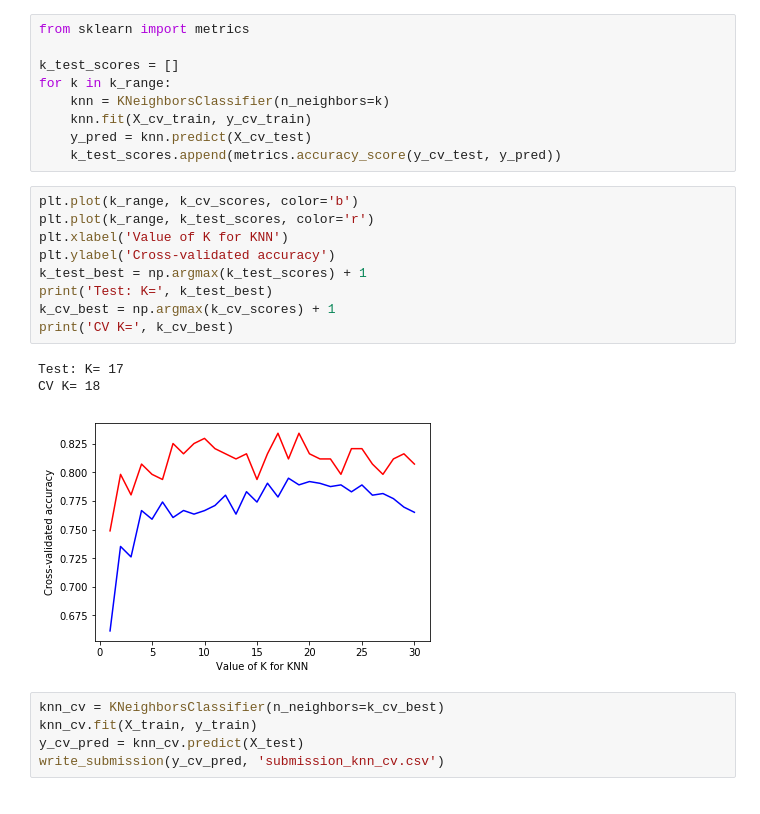
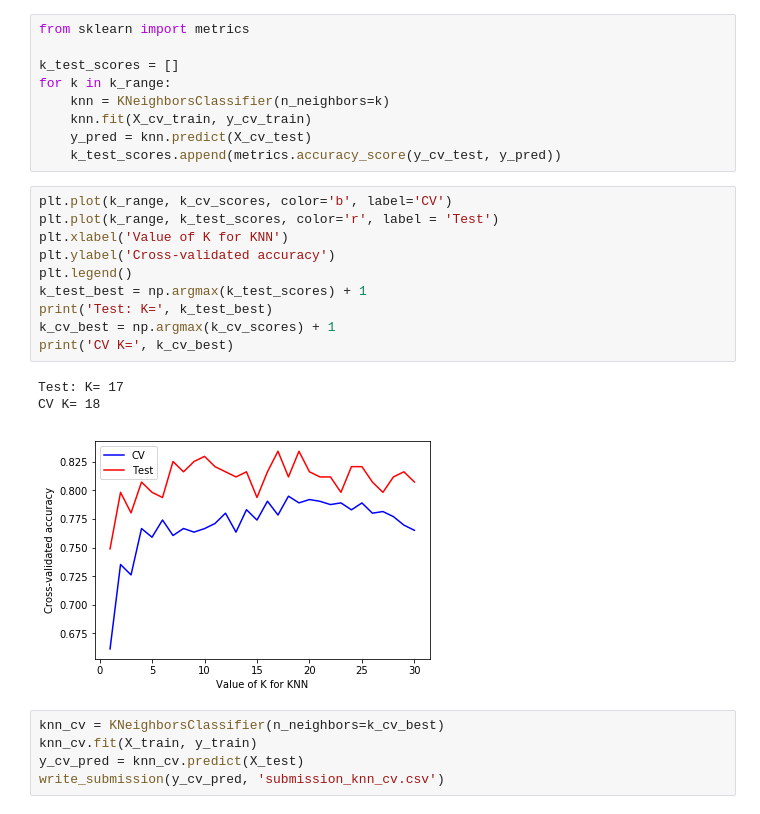
Before and after one commit to chirayukong/infsci2725-spring-2018, a Jupyter notebook: lecture-06/Titanic_Lab.ipynb, the cells around one changed output. Cells and saved outputs as stored; diff of their text form.

Commit message:
Added legend on CV vs Test plot.

```diff
--- a/lecture-06/Titanic_Lab.ipynb
+++ b/lecture-06/Titanic_Lab.ipynb
@@ -676,18 +676,19 @@ for k in k_range:
     y_pred = knn.predict(X_cv_test)
     k_test_scores.append(metrics.accuracy_score(y_cv_test, y_pred))
 # %%
-plt.plot(k_range, k_cv_scores, color='b')
-plt.plot(k_range, k_test_scores, color='r')
+plt.plot(k_range, k_cv_scores, color='b', label='CV')
+plt.plot(k_range, k_test_scores, color='r', label = 'Test')
 plt.xlabel('Value of K for KNN')
 plt.ylabel('Cross-validated accuracy')
+plt.legend()
 k_test_best = np.argmax(k_test_scores) + 1
 print('Test: K=', k_test_best)
 k_cv_best = np.argmax(k_cv_scores) + 1
 print('CV K=', k_cv_best)
 # %% [output]
 Test: K= 17
 CV K= 18
-[figure, old version]
+[figure, new version]
 # %%
 knn_cv = KNeighborsClassifier(n_neighbors=k_cv_best)
 knn_cv.fit(X_train, y_train)
```
Also changed, not shown: parts of 8 cells of this notebook.
